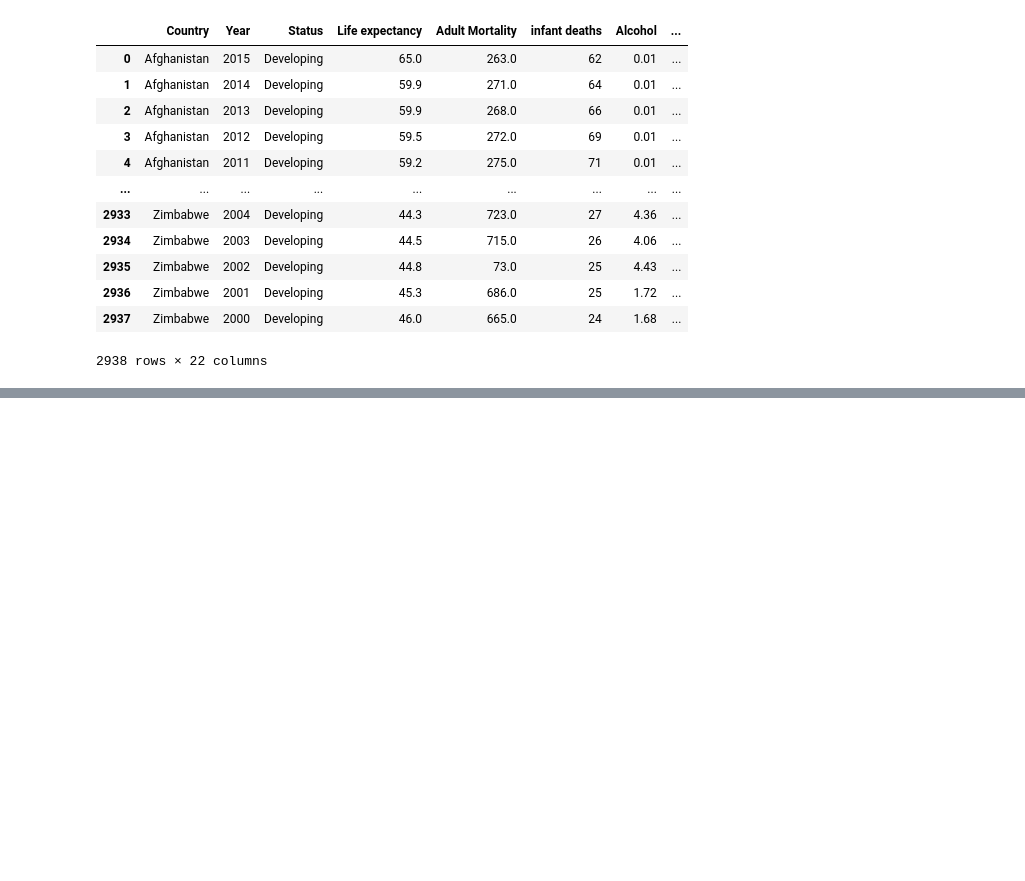
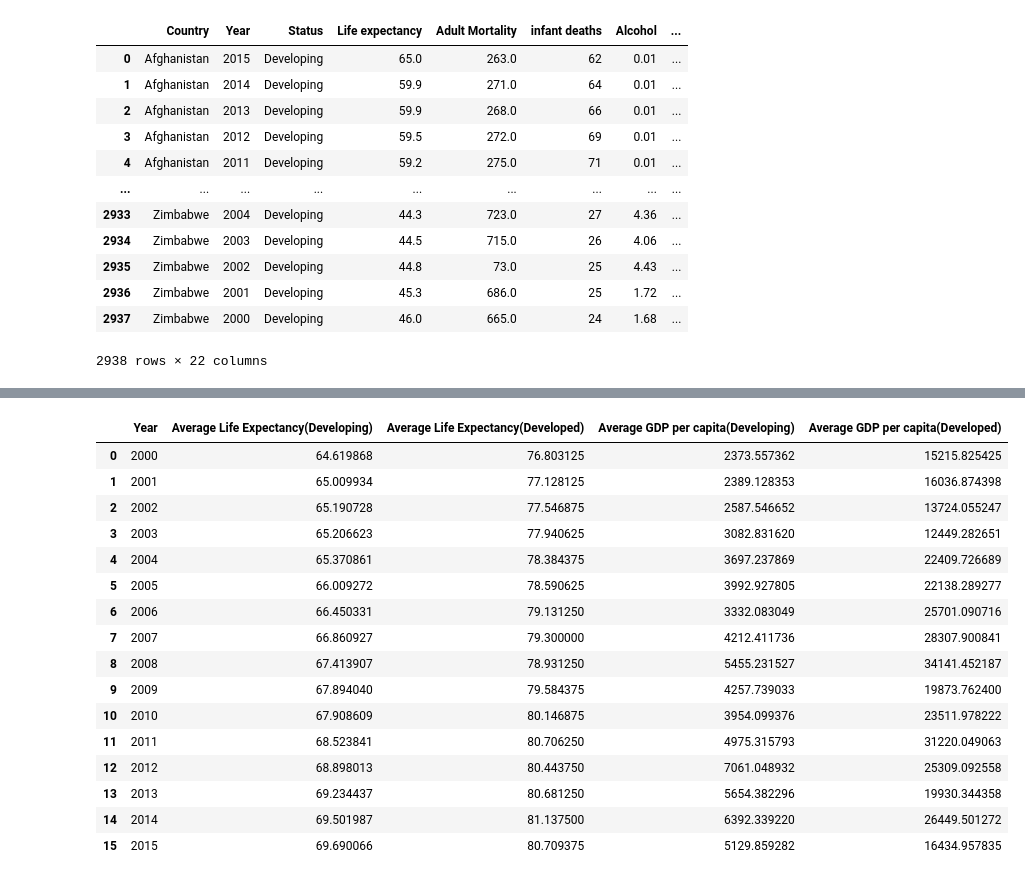
Before and after one commit to rachj14/project-one, a Jupyter notebook: life-expectancy.ipynb, the cells around one changed output, grey strips where cells are left out. Saved outputs shown, nothing was run; the diff lists cells and outputs as text; code cells hidden in the pictures; blank space fills up the shorter version.

```diff
--- a/life-expectancy.ipynb
+++ b/life-expectancy.ipynb
@@ -60,0 +63,67 @@ gender_region_df
+# %%
+# Task (Shawn) Filter and analyze data related to residency location and life expectancy
+gender_region_cleaned = gender_region_df.dropna()
+life_expect_df = life_expect_df.rename(columns={'Life expectancy ': 'Life expectancy'})
+# Perform analysis and visualize the relationship
+
+def select_data(year, status):
+    selected_life = life_expect_df.loc[((life_expect_df["Year"] == year) & (life_expect_df["Status"] == status)), 'Life expectancy']
+    selected_gdp = life_expect_df.loc[((life_expect_df["Year"] == year) & (life_expect_df["Status"] == status)), 'GDP']
+    return selected_life, selected_gdp
+
+def meanlife(year, status):
+    life, gdp = select_data(year, status)
+    return life.mean(), gdp.mean()
+
+total_years = []
+developing_lifedata = []
+developing_lifemean = []
+developed_lifemean = []
+developed_lifedata = []
+developing_gdpmean = []
+developed_gdpmean = []
+
+for i in range (2000,2016):
+    total_years.append(i)
+
+    developing_life, developing_gdp = select_data(i, "Developing")
+    developed_life, developed_gdp = select_data(i, "Developed")
+
+    developing_lifem, developing_gdpm = meanlife(i, "Developing")
+    developed_lifem, developed_gdpm = meanlife(i, "Developed")
+
+    developing_lifedata.append(developing_life)
+    developed_lifedata.append(developed_life)
+
+    developing_lifemean.append(developing_lifem)
+    developed_lifemean.append(developed_lifem)
+
+    developing_gdpmean.append(developing_gdpm)
+    developed_gdpmean.append(developed_gdpm)
+
+
+status_life_expect = pd.DataFrame({"Year": total_years,
+                                   "Average Life Expectancy(Developing)": developing_lifemean,
+                                   "Average Life Expectancy(Developed)": developed_lifemean,
+                                   "Average GDP per capita(Developing)": developing_gdpmean,
+                                   "Average GDP per capita(Developed)": developed_gdpmean,
+                                   })
+status_life_expect
+# %% [output]
+|  | Year | Average Life Expectancy(Developing) | Average Life Expectancy(Developed) | Average GDP per capita(Developing) | Average GDP per capita(Developed) |
+| 0 | 2000 | 64.619868 | 76.803125 | 2373.557362 | 15215.825425 |
+| 1 | 2001 | 65.009934 | 77.128125 | 2389.128353 | 16036.874398 |
+| 2 | 2002 | 65.190728 | 77.546875 | 2587.546652 | 13724.055247 |
+| 3 | 2003 | 65.206623 | 77.940625 | 3082.831620 | 12449.282651 |
+| 4 | 2004 | 65.370861 | 78.384375 | 3697.237869 | 22409.726689 |
+| 5 | 2005 | 66.009272 | 78.590625 | 3992.927805 | 22138.289277 |
+| 6 | 2006 | 66.450331 | 79.131250 | 3332.083049 | 25701.090716 |
+| 7 | 2007 | 66.860927 | 79.300000 | 4212.411736 | 28307.900841 |
+| 8 | 2008 | 67.413907 | 78.931250 | 5455.231527 | 34141.452187 |
+| 9 | 2009 | 67.894040 | 79.584375 | 4257.739033 | 19873.762400 |
+| 10 | 2010 | 67.908609 | 80.146875 | 3954.099376 | 23511.978222 |
+| 11 | 2011 | 68.523841 | 80.706250 | 4975.315793 | 31220.049063 |
+| 12 | 2012 | 68.898013 | 80.443750 | 7061.048932 | 25309.092558 |
+| 13 | 2013 | 69.234437 | 80.681250 | 5654.382296 | 19930.344358 |
+| 14 | 2014 | 69.501987 | 81.137500 | 6392.339220 | 26449.501272 |
+| 15 | 2015 | 69.690066 | 80.709375 | 5129.859282 | 16434.957835 |
```
Also changed, not shown: parts of 19 cells of this notebook, 4 other files.
